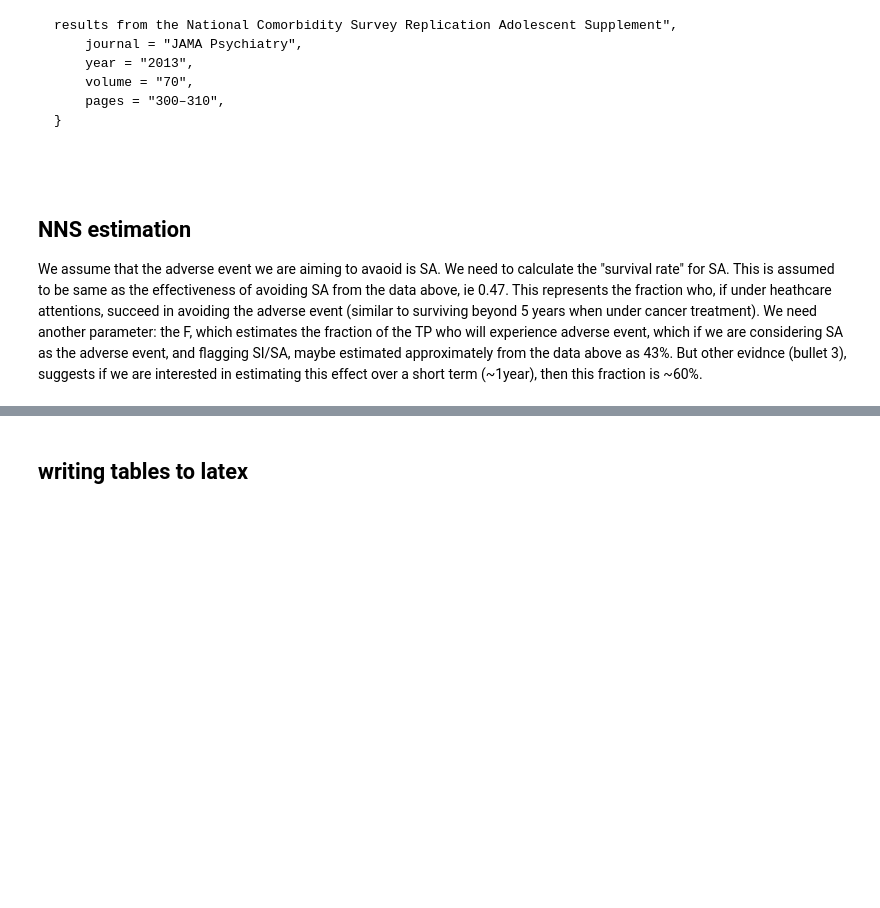
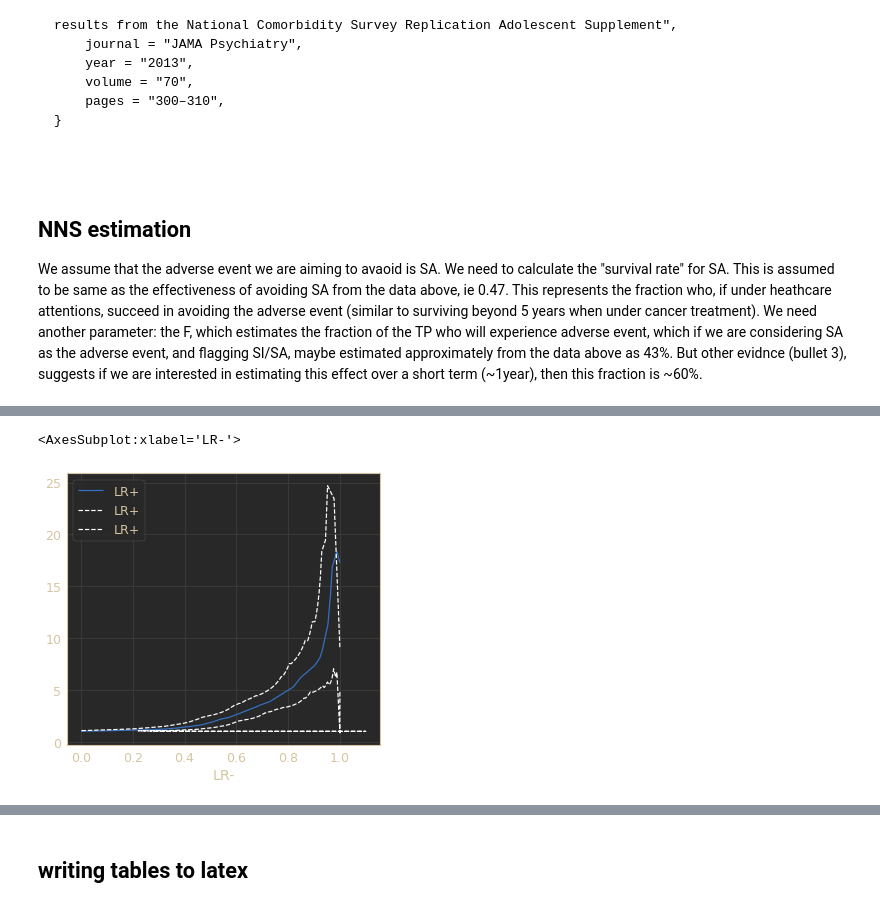
Before and after one commit to zeroknowledgediscovery/zedstat, a Jupyter notebook: example_SISA.ipynb, the cells around one changed output, grey strips where cells are left out. Saved outputs shown, nothing was run; the diff lists cells and outputs as text; code cells hidden in the pictures; blank space fills up the shorter version.

```diff
--- a/example_SISA.ipynb
+++ b/example_SISA.ipynb
@@ -157,0 +202,15 @@ zt.auc()
+# %%
+zf=zt.get()
+zfu=zt.df_lim['U']
+zfl=zt.df_lim['L']
+plt.figure(figsize=[5,5])
+ax=plt.gca()
+ax=zf.plot(ax=ax,x='LR-',y='LR+')
+zfu.plot(ax=ax,x='LR-',y='LR+',style='--w')
+zfl.plot(ax=ax,x='LR-',y='LR+',style='--w')
+#ax.set_xlim(0.01,.98)
+#ax.set_ylim(0,1)
+#ax.set_ylabel('tpr');
+# %% [output]
+<AxesSubplot:xlabel='LR-'>
+[figure, added]
```
Also changed, not shown: parts of 26 cells of this notebook, 11 other files.
